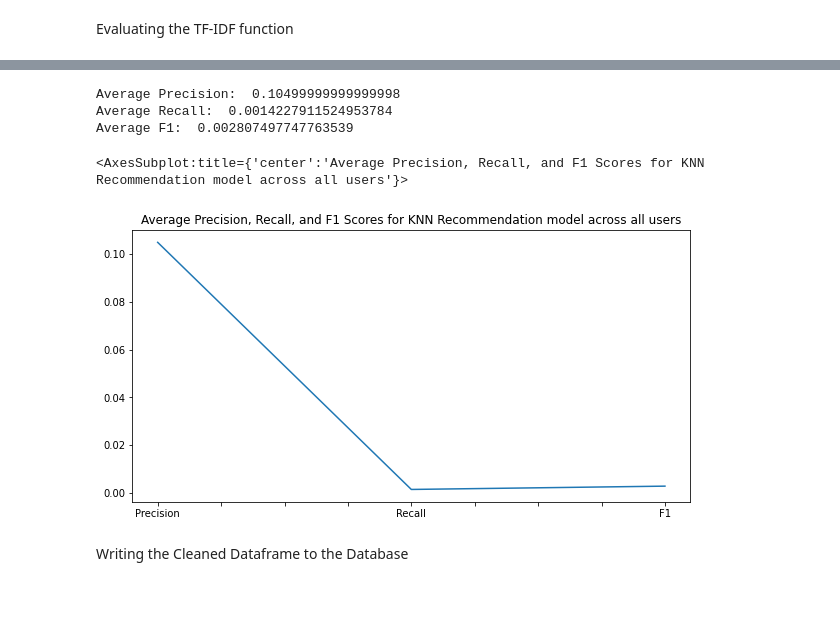
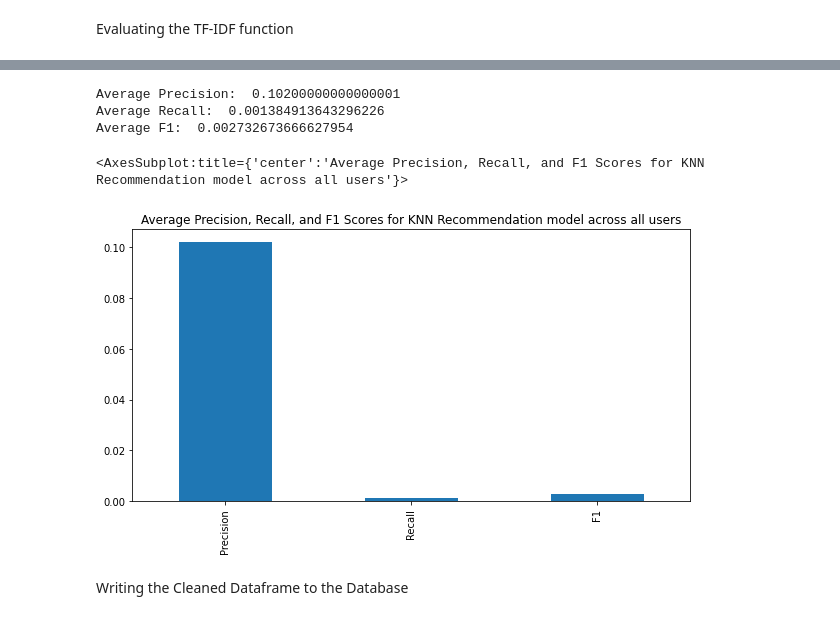
Before and after one commit to EricCallaway/Music_Recommendation_Application, a Jupyter notebook: tf-idf_recommendation.ipynb, the cells around one changed output, grey strips where cells are left out. Drawn from its saved outputs; the diff is of its cells as text; code cells hidden in the pictures.

```diff
--- a/tf-idf_recommendation.ipynb
+++ b/tf-idf_recommendation.ipynb
@@ -486,7 +390,7 @@ user_item_matrix = pd.DataFrame(data=data, index=user_ids, columns=spotify_ids)
 item_similarity = cosine_similarity(user_item_matrix.T)
 
 # Step 3: Identify k-nearest neighbors
-k = 2  # Number of nearest neighbors to consider
+k = 5  # Number of nearest neighbors to consider
 # Create an array to store the indices of k-nearest neighbors for each item
 k_nearest_neighbors = np.argpartition(item_similarity, -k, axis=1)[:, -k:]
 
@@ -521,12 +425,3 @@ recommended_songs = generate_recommendations(predicted_ratings, n=10)
 knn_user_recommendations = {}
 for i in range(user_item_matrix.shape[0]):
     knn_user_recommendations[user_item_matrix.index[i]] = recommended_songs[i]
-
-print("-"*25, "Recommendations", "-"*25)
-# Print the recommendations for each user
-for user, recommendations in knn_user_recommendations.items():
-    # Print the song title, artist, and spotify ID for each recommended song based on the index
-    knn_song_details = df.iloc[recommendations]
-    knn_song_details = knn_song_details[['title', 'artist', 'spotify_id']]
-    print("Recommendations for user {}: {}".format(user, knn_song_details))
-    print("-"*60)
@@ -582,17 +437,17 @@ user100        0.1  0.001389  0.002740
 # %%
 # Print the average precision, recall, and F1 scores
 print("Average Precision: ", knn_scores_df['Precision'].mean())
 print("Average Recall: ", knn_scores_df['Recall'].mean())
 print("Average F1: ", knn_scores_df['F1'].mean())
 
 # Show the Precision, Recall, and F1 Scores averaged across all users on a line plot
-knn_scores_df.mean().plot(kind='line', title='Average Precision, Recall, and F1 Scores for KNN Recommendation model across all users', figsize=(10, 5))
+knn_scores_df.mean().plot(kind='bar', title='Average Precision, Recall, and F1 Scores for KNN Recommendation model across all users', figsize=(10, 5))
 # %% [output]
-Average Precision:  0.10499999999999998
-Average Recall:  0.0014227911524953784
-Average F1:  0.002807497747763539
+Average Precision:  0.10200000000000001
+Average Recall:  0.001384913643296226
+Average F1:  0.002732673666627954
 <AxesSubplot:title={'center':'Average Precision, Recall, and F1 Scores for KNN Recommendation model across all users'}>
-[figure, old version]
+[figure, new version]
 # %% [markdown]
 Writing the Cleaned Dataframe to the Database
 # %%
```
Also changed, not shown: parts of 14 cells of this notebook.
